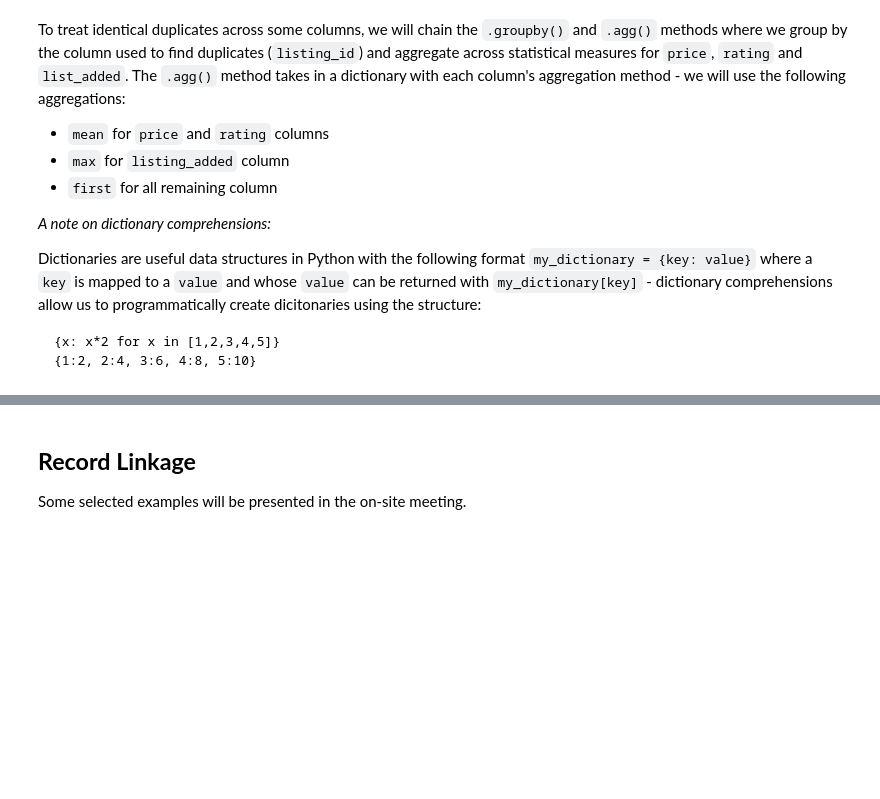
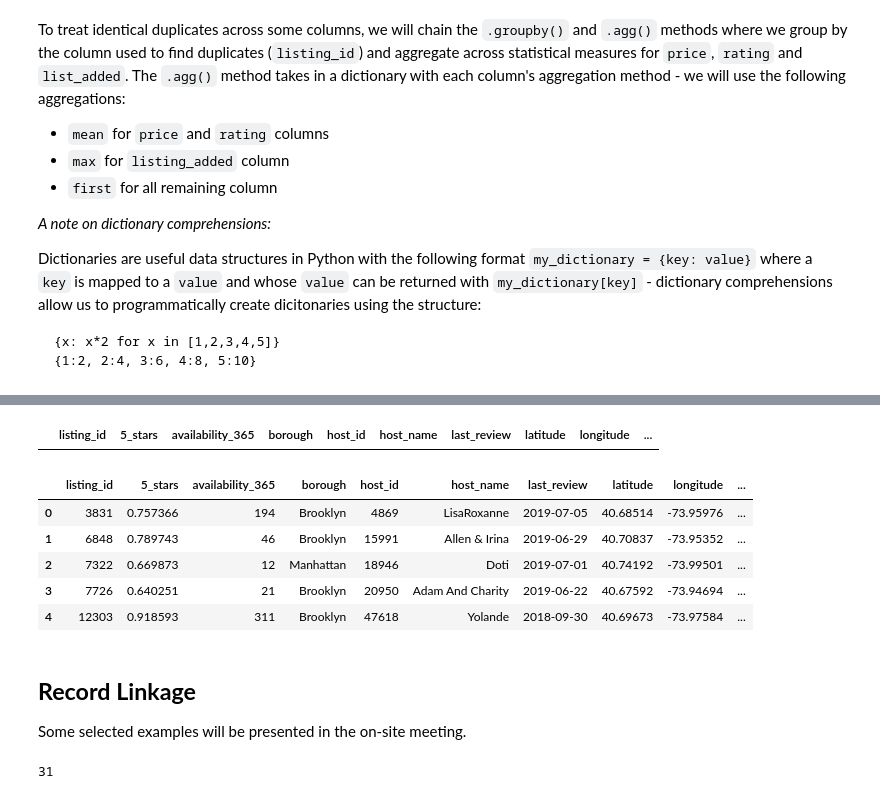
Before and after one commit to Sunkarr/ZHAW, a Jupyter notebook: Semester 2/Data Engineering 1/W3/DatEng_P03.ipynb, the cells around one changed output, grey strips where cells are left out. Saved outputs shown, nothing was run; the diff lists cells and outputs as text; code cells hidden in the pictures; blank space fills up the shorter version.

````diff
--- a/Semester 2/Data Engineering 1/W3/DatEng_P03.ipynb
+++ b/Semester 2/Data Engineering 1/W3/DatEng_P03.ipynb
@@ -472,3 +569,6 @@ Dictionaries are useful data structures in Python with the following format
 ```
 # %%
 # Get column names from airbnb
+
+column_names = airbnb.columns
+column_names
@@ -475,2 +582,8 @@ Dictionaries are useful data structures in Python with the following format
 # %%
 # Create dictionary comprehension with 'first' as value for all columns not being aggregated
+
+aggregations = {column_name:'first' for column_name in column_names.difference(['listing_id', 'listing_added', 'rating', 'price'])}
+aggregations['price'] = 'mean'
+aggregations['rating'] = 'mean'
+aggregations['listing_added'] = 'max'
+aggregations
@@ -477,9 +609,24 @@ Dictionaries are useful data structures in Python with the following format
 # %%
 # Remove non-identical duplicates
+
+airbnb = airbnb.groupby('listing_id').agg(aggregations).reset_index()
 # %%
 # Make sure no duplication happened
+
+airbnb[airbnb.duplicated('listing_id', keep = False)]
+# %% [output]
+|  | listing_id | 5_stars | availability_365 | borough | host_id | host_name | last_review | latitude | longitude | ... |
 # %%
 # Print header of DataFrame
+
+airbnb.head()
+# %% [output]
+|  | listing_id | 5_stars | availability_365 | borough | host_id | host_name | last_review | latitude | longitude | ... |
+| 0 | 3831 | 0.757366 | 194 | Brooklyn | 4869 | LisaRoxanne | 2019-07-05 | 40.68514 | -73.95976 | ... |
+| 1 | 6848 | 0.789743 | 46 | Brooklyn | 15991 | Allen & Irina | 2019-06-29 | 40.70837 | -73.95352 | ... |
+| 2 | 7322 | 0.669873 | 12 | Manhattan | 18946 | Doti | 2019-07-01 | 40.74192 | -73.99501 | ... |
+| 3 | 7726 | 0.640251 | 21 | Brooklyn | 20950 | Adam And Charity | 2019-06-22 | 40.67592 | -73.94694 | ... |
+| 4 | 12303 | 0.918593 | 311 | Brooklyn | 47618 | Yolande | 2018-09-30 | 40.69673 | -73.97584 | ... |
 # %% [markdown]
 ## **Record Linkage**
 
@@ -488,3 +635,9 @@ Some selected examples will be presented in the on-site meeting.
 # Task 1: Choose 3 different examples of word pairs, draw a matrix for each example, and calculate the levensthein distance manually without any digital support.
 # %%
 # Task 2: Calculate the levensthein distance for the three examples by using a python levensthein distance library of your choice.
+
+import Levenshtein
+
+Levenshtein.distance('Pseudopseudohypoparathyroidism', 'Hippopotomonstrosesquippedaliophobia')
+# %% [output]
+31
````
Also changed, not shown: parts of 17 cells of this notebook.
